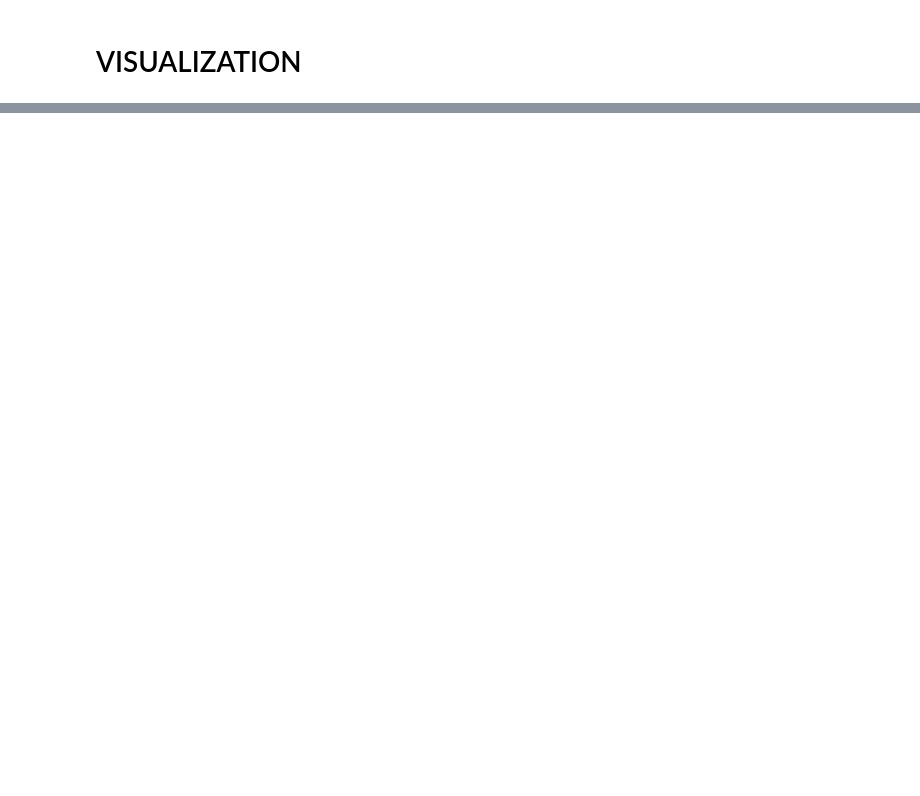
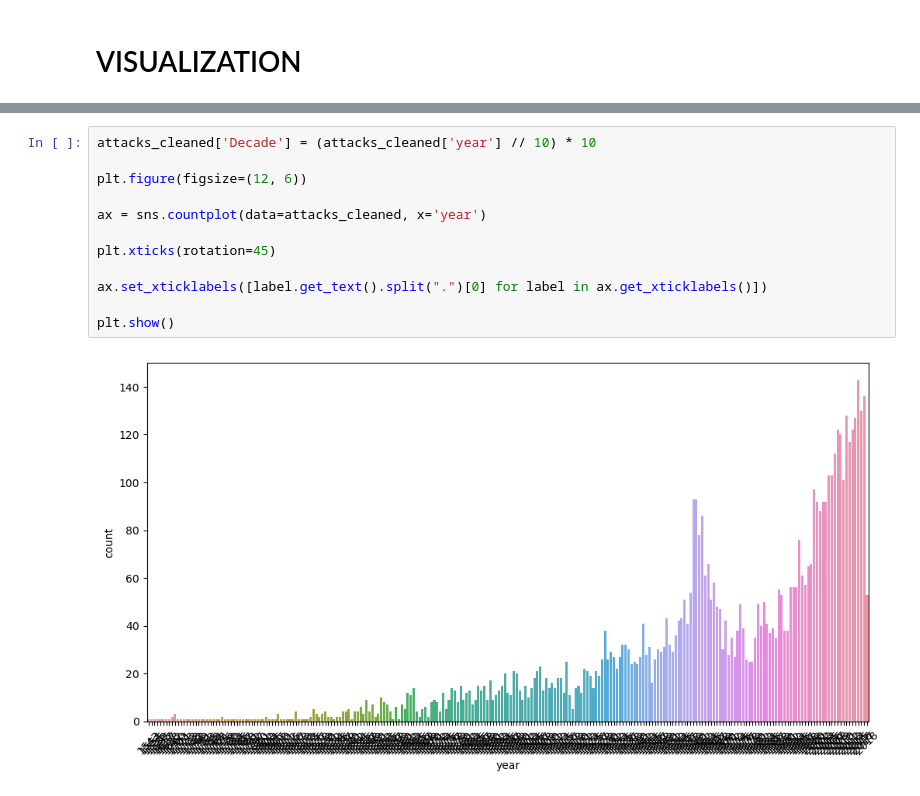
Before and after one commit to Estherkii/Shark-Attacks, a Jupyter notebook: src/visualization.ipynb, the cells around one changed output, grey strips where cells are left out. Drawn from its saved outputs; the diff is of its cells as text; blank space fills up the shorter version.

```diff
--- a/src/visualization.ipynb
+++ b/src/visualization.ipynb
@@ -27,0 +30,14 @@ attacks
+# %%
+attacks_cleaned['Decade'] = (attacks_cleaned['year'] // 10) * 10
+
+plt.figure(figsize=(12, 6))
+
+ax = sns.countplot(data=attacks_cleaned, x='year')
+
+plt.xticks(rotation=45)
+
+ax.set_xticklabels([label.get_text().split(".")[0] for label in ax.get_xticklabels()])
+
+plt.show()
+# %% [output]
+[figure, added]
```
Also changed, not shown: parts of 2 cells of this notebook, 1 other file.
